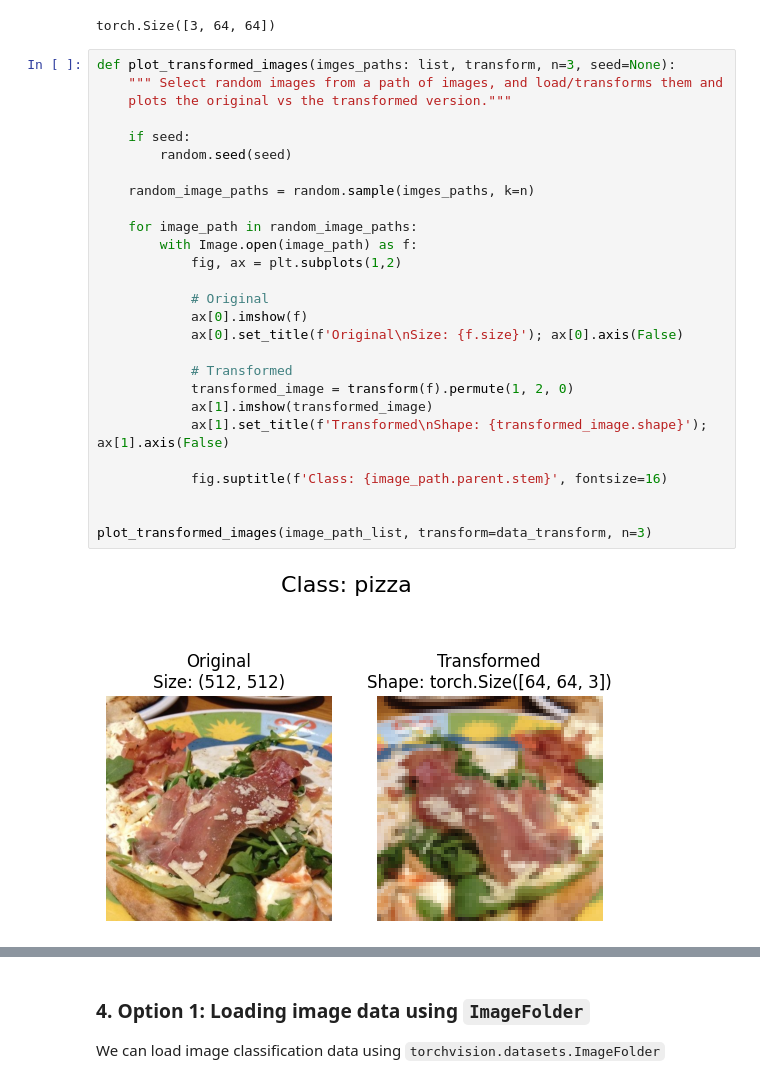
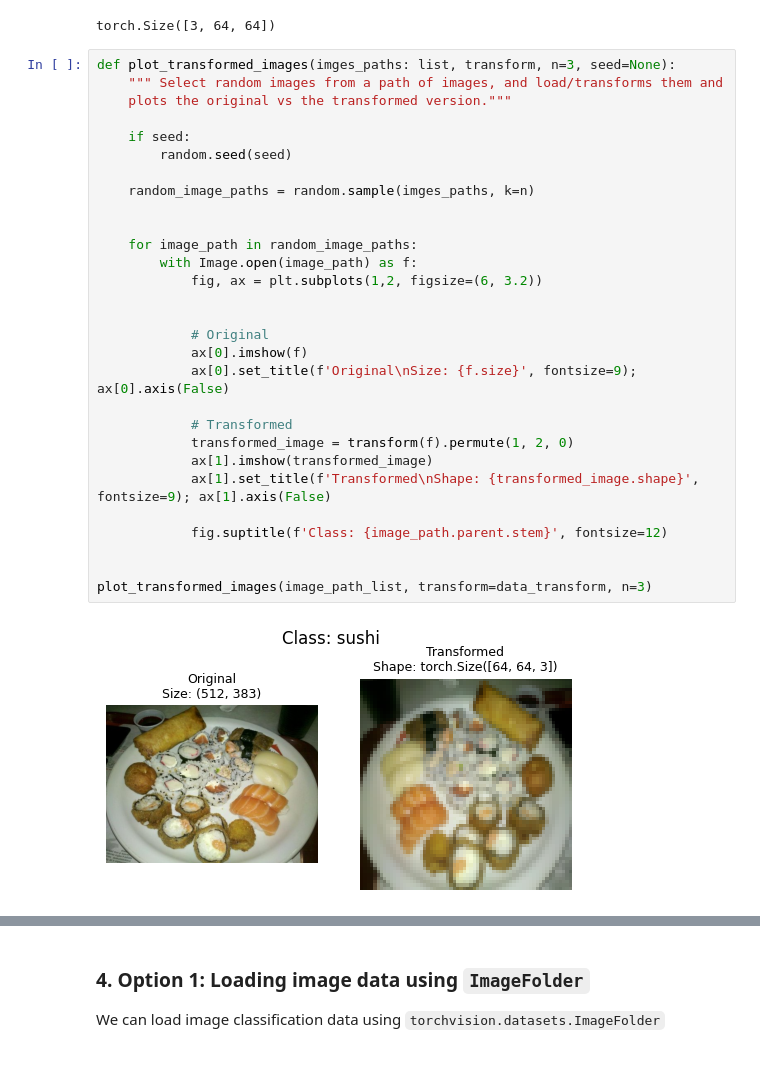
Before and after one commit to Golden572/PhD_Self-Study_RIT, a Jupyter notebook: Courses/PyTorch for Deep Learning & Machine Learning - Full Course/04_Live_pytorch_custom_datasets.ipynb, the cells around one changed output, grey strips where cells are left out. Drawn from its saved outputs; the diff is of its cells as text.

```diff
--- a/Courses/PyTorch for Deep Learning & Machine Learning - Full Course/04_Live_pytorch_custom_datasets.ipynb
+++ b/Courses/PyTorch for Deep Learning & Machine Learning - Full Course/04_Live_pytorch_custom_datasets.ipynb
@@ -178,29 +178,31 @@ torch.Size([3, 64, 64])
 # %%
 def plot_transformed_images(imges_paths: list, transform, n=3, seed=None):
     """ Select random images from a path of images, and load/transforms them and
     plots the original vs the transformed version."""
 
     if seed:
         random.seed(seed)
 
     random_image_paths = random.sample(imges_paths, k=n)
 
+
     for image_path in random_image_paths:
         with Image.open(image_path) as f:
-            fig, ax = plt.subplots(1,2)
+            fig, ax = plt.subplots(1,2, figsize=(6, 3.2))
+
 
             # Original
             ax[0].imshow(f)
-            ax[0].set_title(f'Original\nSize: {f.size}'); ax[0].axis(False)
+            ax[0].set_title(f'Original\nSize: {f.size}', fontsize=9); ax[0].axis(False)
 
             # Transformed
             transformed_image = transform(f).permute(1, 2, 0)
             ax[1].imshow(transformed_image)
-            ax[1].set_title(f'Transformed\nShape: {transformed_image.shape}'); ax[1].axis(False)
+            ax[1].set_title(f'Transformed\nShape: {transformed_image.shape}', fontsize=9); ax[1].axis(False)
 
-            fig.suptitle(f'Class: {image_path.parent.stem}', fontsize=16)
+            fig.suptitle(f'Class: {image_path.parent.stem}', fontsize=12)
 
 
 plot_transformed_images(image_path_list, transform=data_transform, n=3)
 # %% [output]
-[figure, old version]
+[figure, new version]
```
Also changed, not shown: parts of 38 cells of this notebook, 2 other files.
